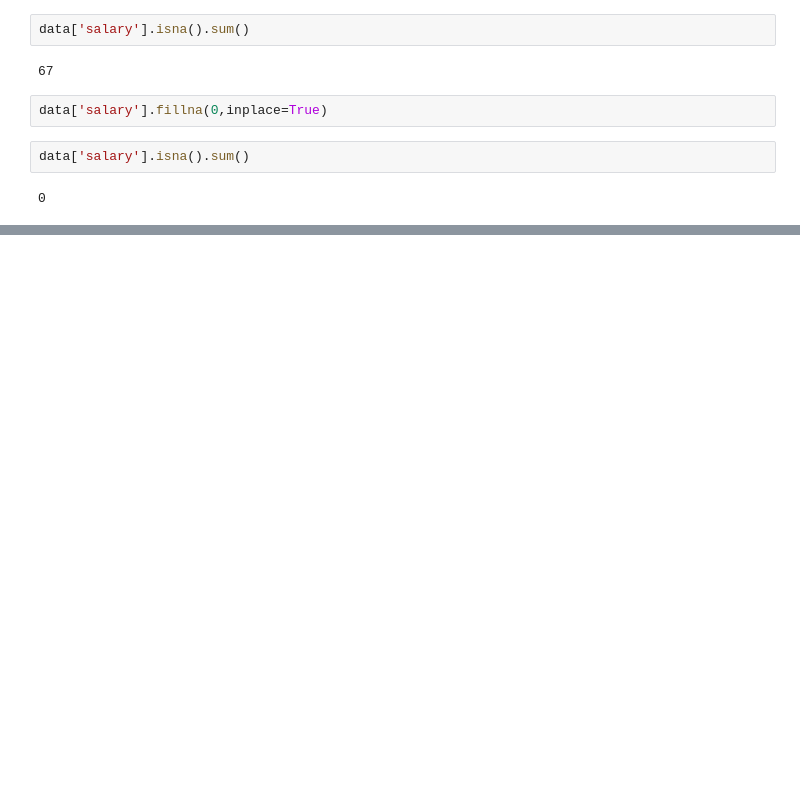
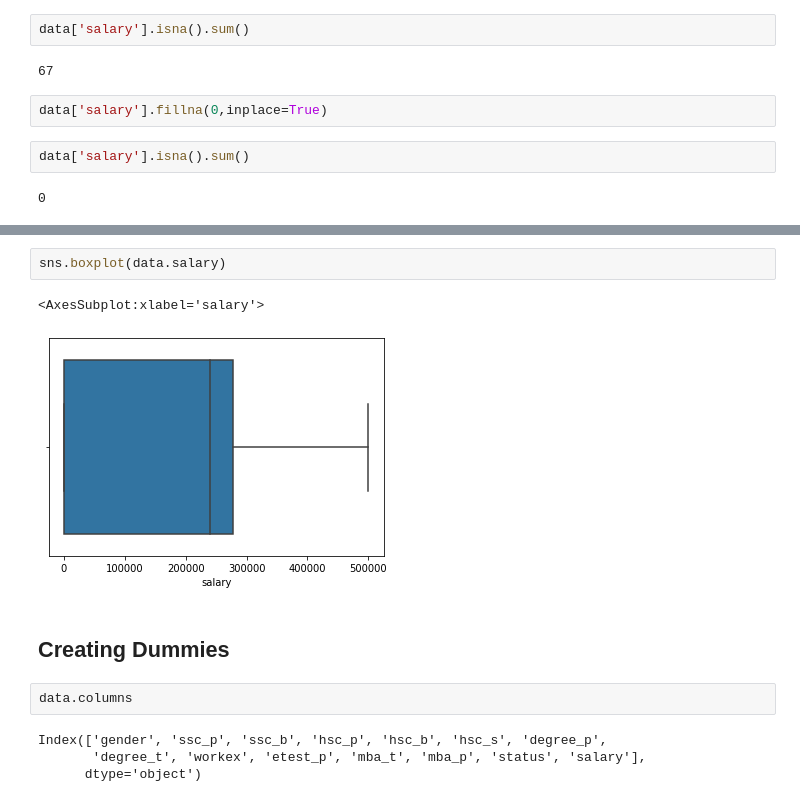
Before and after one commit to VARUN7111/Placement_Salary, a Jupyter notebook: MLModel_Salary.ipynb, the cells around one changed output, grey strips where cells are left out. Cells and saved outputs as stored; diff of their text form; blank space fills up the shorter version.

```diff
--- a/MLModel_Salary.ipynb
+++ b/MLModel_Salary.ipynb
@@ -33,0 +60,13 @@ sns.regplot(x='ssc_p',y='salary',data=data)
+# %%
+sns.boxplot(data.salary)
+# %% [output]
+<AxesSubplot:xlabel='salary'>
+[figure, added]
+# %% [markdown]
+## Creating Dummies
+# %%
+data.columns
+# %% [output]
+Index(['gender', 'ssc_p', 'ssc_b', 'hsc_p', 'hsc_b', 'hsc_s', 'degree_p',
+       'degree_t', 'workex', 'etest_p', 'mba_t', 'mba_p', 'status', 'salary'],
+      dtype='object')
```
Also changed, not shown: parts of 20 cells of this notebook, 1 other file.
